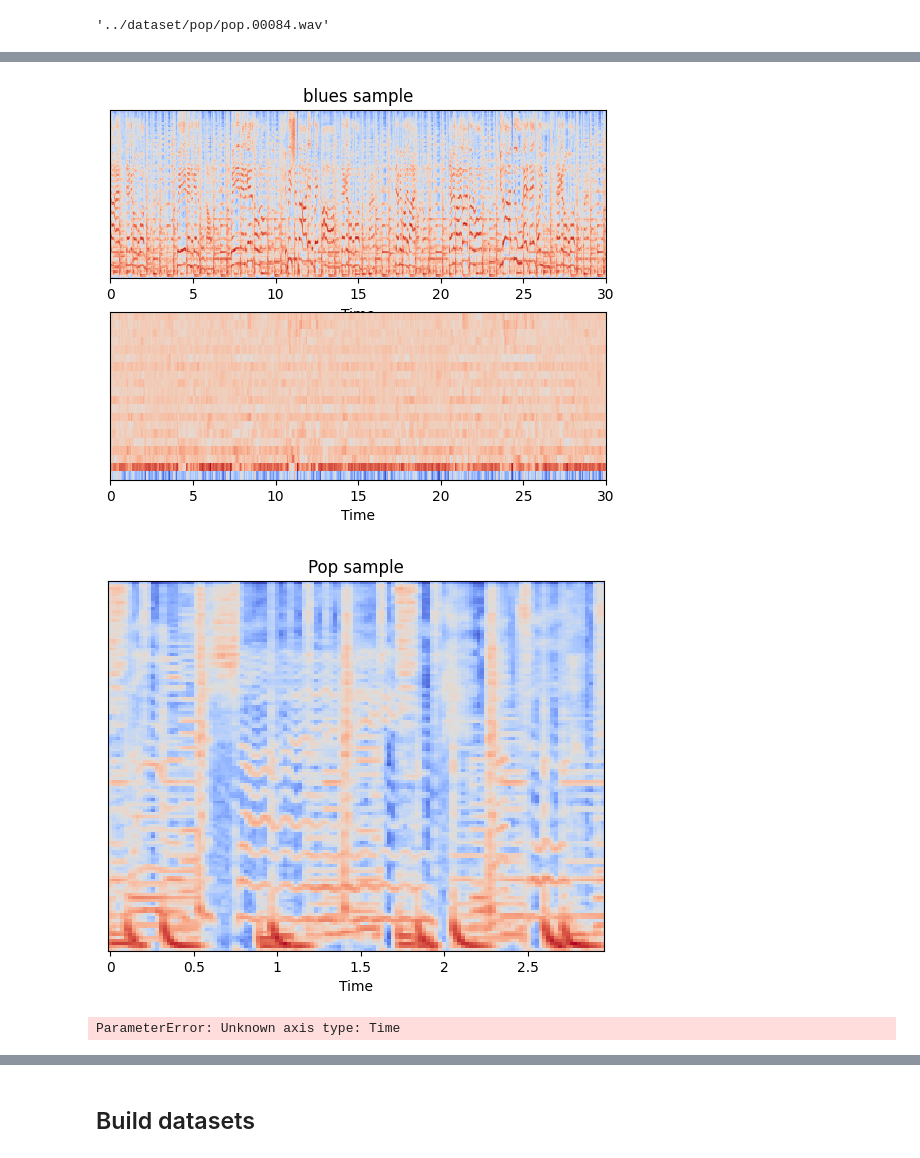
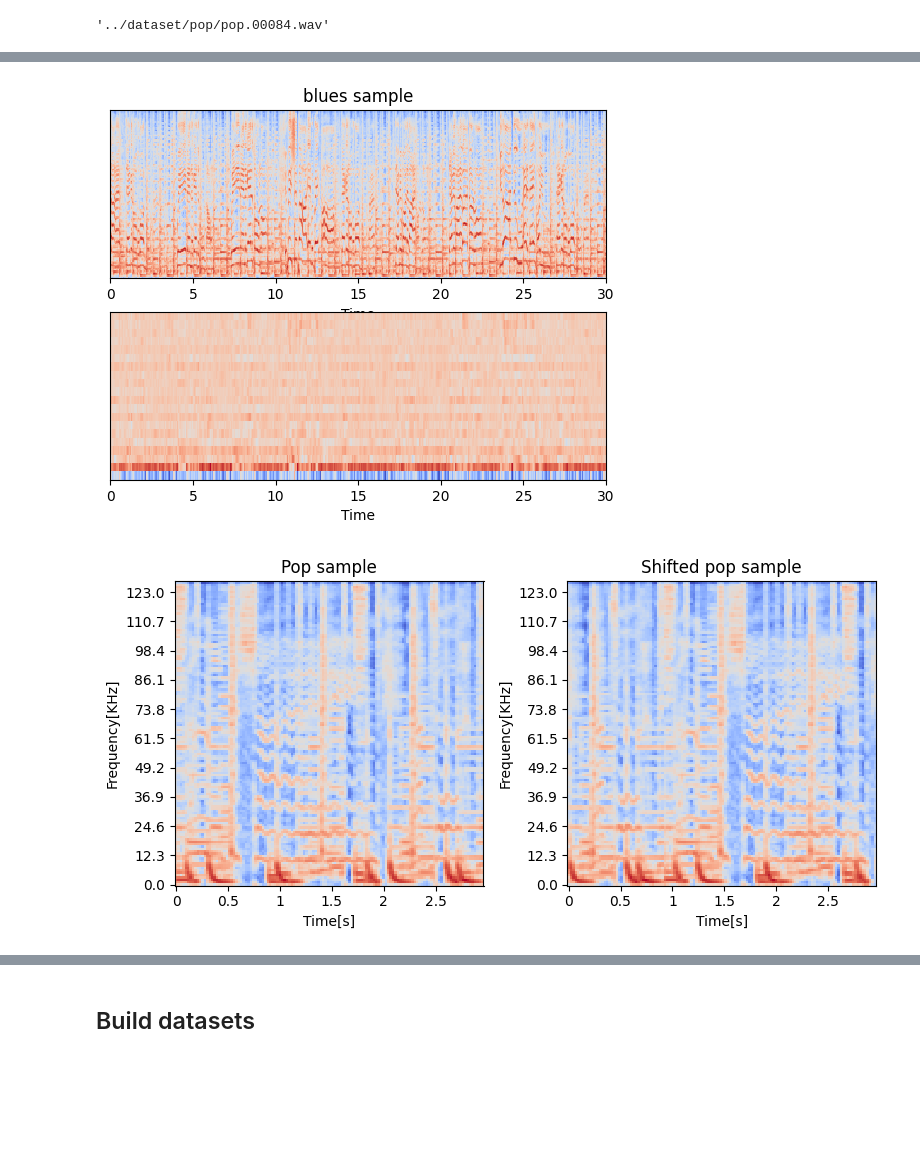
Before and after one commit to ovedtal1/WhatIsThisMusic, a Jupyter notebook: scripts/Build Dataset.ipynb, the cells around one changed output, grey strips where cells are left out. Cells and saved outputs as stored; diff of their text form; code cells hidden in the pictures; blank space fills up the shorter version.

```diff
--- a/scripts/Build Dataset.ipynb
+++ b/scripts/Build Dataset.ipynb
@@ -108,31 +108,43 @@ def frame_feature_extractor(file_path):
 # %%
 # test:
 signal, mfcc = feature_extractor(genre_path_dict['pop'][0])
 plt.subplot(2, 1, 1)
 plt.title('pop sample')
 display.specshow(signal, sr=sr, x_axis='time')
 plt.subplot(2, 1, 2)
 display.specshow(mfcc, sr=sr, x_axis='time')
 plt.show()
 
 signal, mfcc = feature_extractor(genre_path_dict['blues'][0])
 plt.subplot(2, 1, 1)
 plt.title('blues sample')
 display.specshow(signal, sr=sr, x_axis='time')
 plt.subplot(2, 1, 2)
 display.specshow(mfcc, sr=sr, x_axis='time')
 plt.show()
 
 signal, chunk_num = frame_feature_extractor(genre_path_dict['pop'][0])
+plt.figure(figsize=(8, 4))
+
+# Original pop sample (left side)
+plt.subplot(1, 2, 1)
 plt.title('Pop sample')
-display.specshow(np.flipud(np.rot90(signal[0],1)), x_axis='time')
+display.specshow(np.flipud(np.rot90(signal[0], 1)), x_axis='time')
+plt.xlabel('Time[s]')
+plt.ylabel('Frequency[KHz]')
+plt.yticks(np.arange(0, signal[0].shape[0], step=12.3))  # Adjust step as needed
+
+# Shifted pop sample (right side)
+plt.subplot(1, 2, 2)
+plt.title('Shifted pop sample')
+display.specshow(np.flipud(np.rot90(np.roll(signal[0], 40, axis=0), 1)), x_axis='time')
+plt.xlabel('Time[s]')
+plt.ylabel('Frequency[KHz]')
+plt.yticks(np.arange(0, signal[0].shape[0], step=12.3))  # Adjust step as needed
+
+plt.tight_layout()
 plt.show()
-
-plt.title('Shifted pop sample')
-display.specshow(np.flipud(np.rot90(np.roll(signal[0], 40, axis=0),1)), x_axis='time')
-plt.show()
 # %% [output]
 [figure]
 [figure]
-[figure, old version]
+[figure, new version]
-ParameterError: Unknown axis type: Time
```
Also changed, not shown: parts of 3 cells of this notebook, 3 other files.
